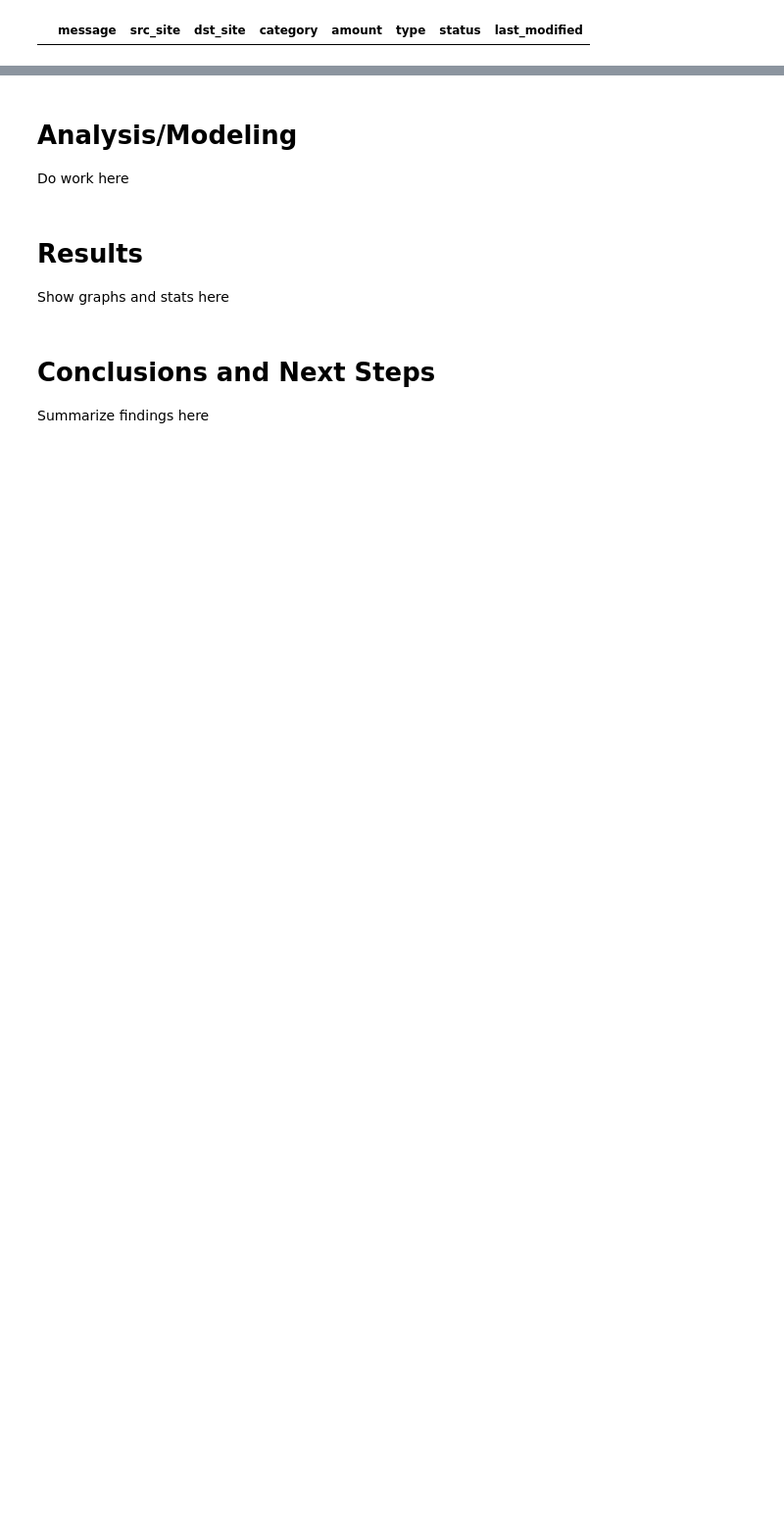
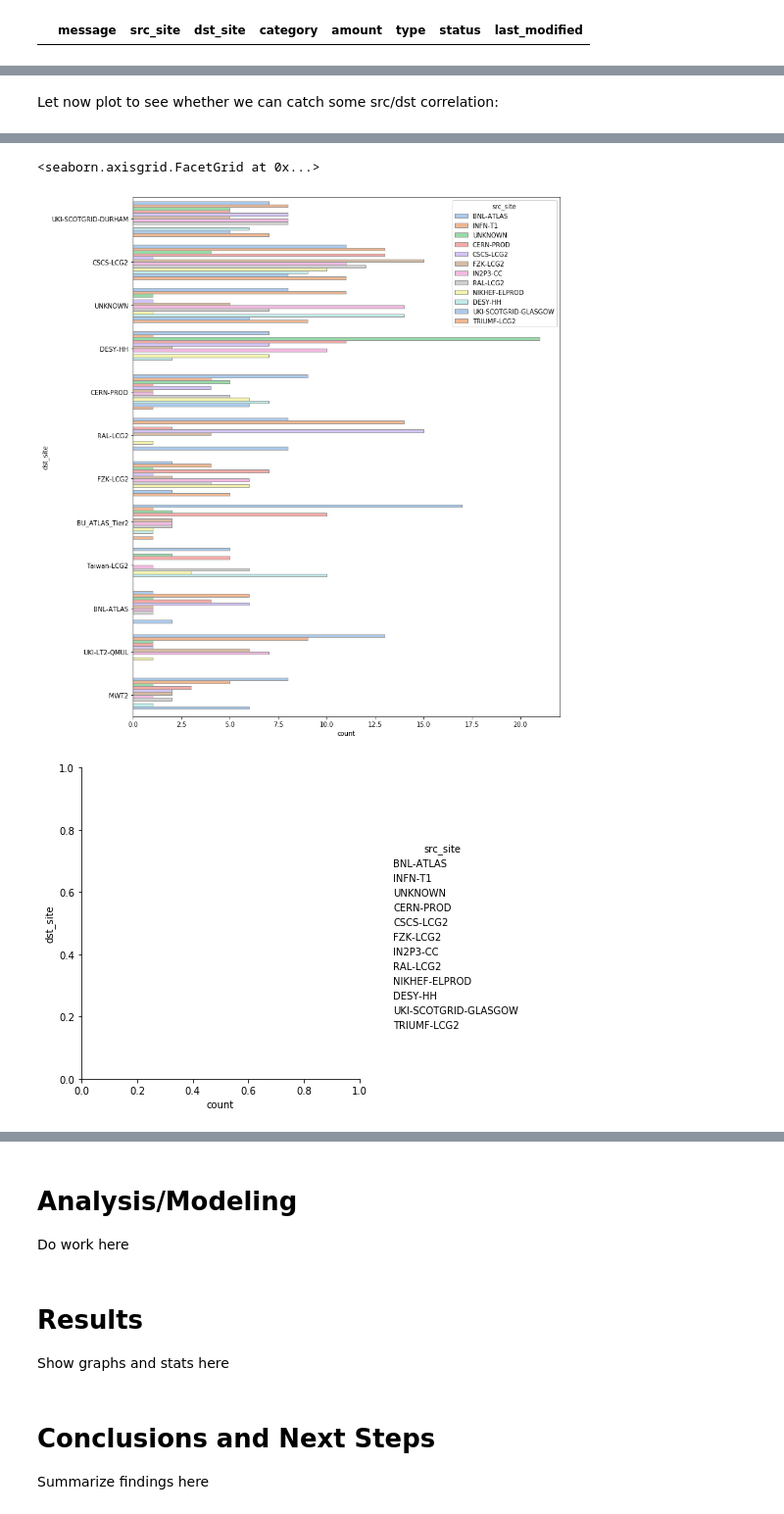
Before and after one commit to operationalintelligence/fts-errors-clustering, a Jupyter notebook: notebooks/rucio_clustering.ipynb, the cells around one changed output, grey strips where cells are left out. Shown at 98% size. Saved outputs shown, nothing was run; the diff lists cells and outputs as text; code cells hidden in the pictures; blank space fills up the shorter version.

```diff
--- a/notebooks/rucio_clustering.ipynb
+++ b/notebooks/rucio_clustering.ipynb
@@ -163,0 +242,12 @@ errors_top_sites = errors.query("src_site in @top_lbl_src and dst_site in @top_l
+# %% [markdown]
+Let now plot to see whether we can catch some src/dst correlation:
+# %%
+%%time
+
+# val = "deletion-failure"
+
+f, ax = plt.subplots(figsize=(12, 15))
+sns.catplot(ax=ax, y="dst_site", hue="src_site", kind="count",
+            palette="pastel", edgecolor=".6", order = top_lbl_dst, hue_order=top_lbl_src,
+            data=errors_top_sites) #if we want to filter: errors_top_sites.query("type==@val "))
+# %% [output]
@@ -163,0 +256,3 @@ errors_top_sites = errors.query("src_site in @top_lbl_src and dst_site in @top_l
+<seaborn.axisgrid.FacetGrid at 0x...>
+[figure, added]
+[figure, added]
```
Also changed, not shown: parts of 43 cells of this notebook.
